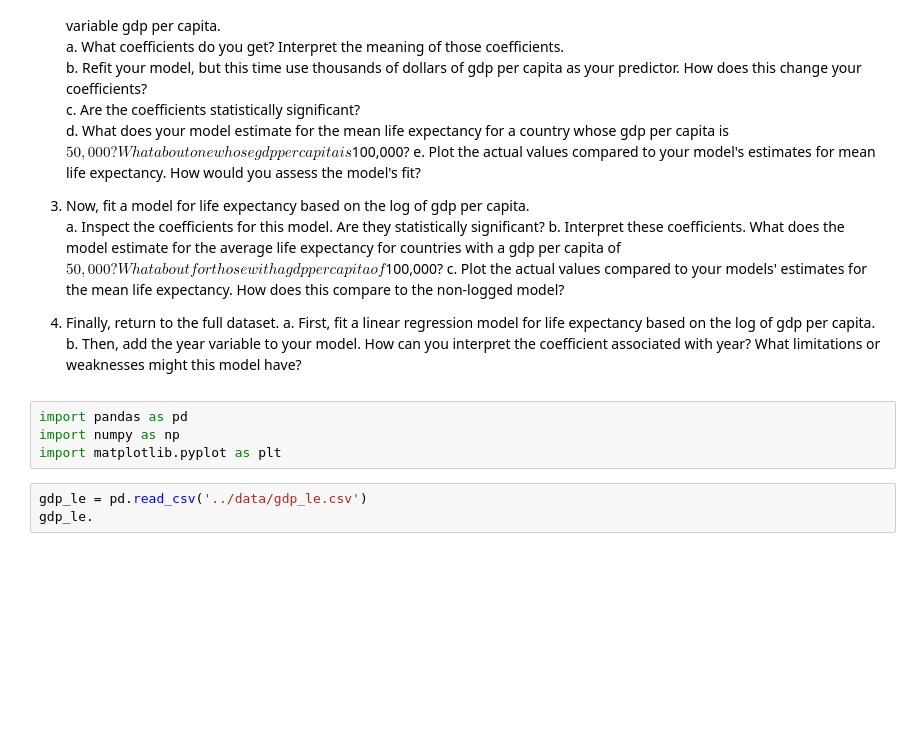
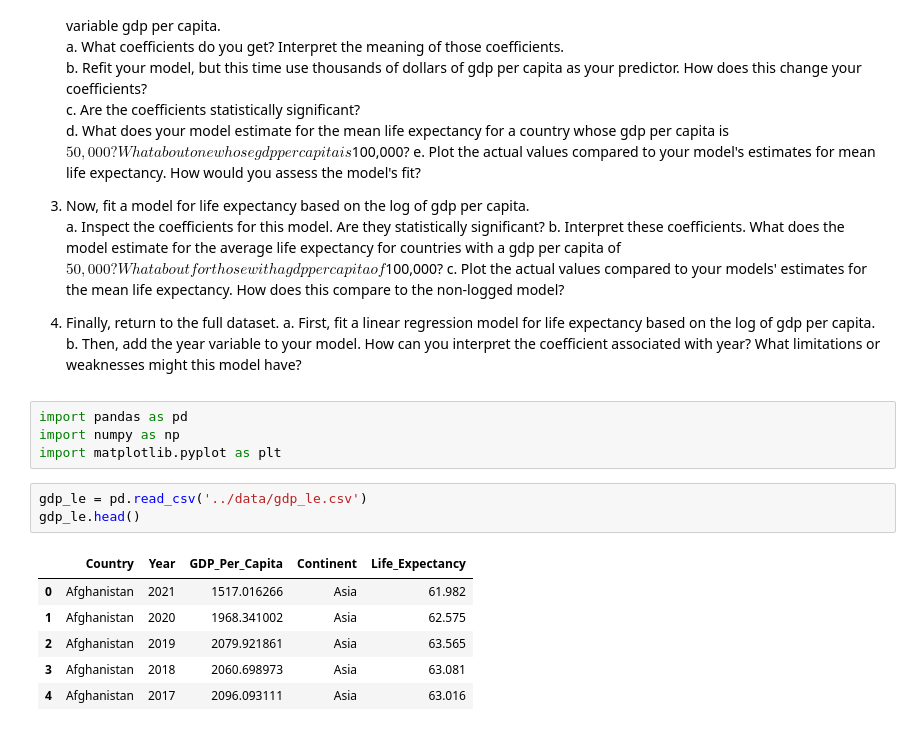
Before and after one commit to nss-data-science-cohort-8/un-linear-regression-JEFFDAVISJR, a Jupyter notebook: notebooks/UN_Linear_Regression.ipynb, the cells around one changed output. Drawn from its saved outputs; the diff is of its cells as text; blank space fills up the shorter version.

```diff
--- a/notebooks/UN_Linear_Regression.ipynb
+++ b/notebooks/UN_Linear_Regression.ipynb
@@ -31,4 +31,11 @@ import numpy as np
 import matplotlib.pyplot as plt
 # %%
 gdp_le = pd.read_csv('../data/gdp_le.csv')
-gdp_le.
+gdp_le.head()
+# %% [output]
+|  | Country | Year | GDP_Per_Capita | Continent | Life_Expectancy |
+| 0 | Afghanistan | 2021 | 1517.016266 | Asia | 61.982 |
+| 1 | Afghanistan | 2020 | 1968.341002 | Asia | 62.575 |
+| 2 | Afghanistan | 2019 | 2079.921861 | Asia | 63.565 |
+| 3 | Afghanistan | 2018 | 2060.698973 | Asia | 63.081 |
+| 4 | Afghanistan | 2017 | 2096.093111 | Asia | 63.016 |
```
Also changed, not shown: parts of 7 cells of this notebook.
